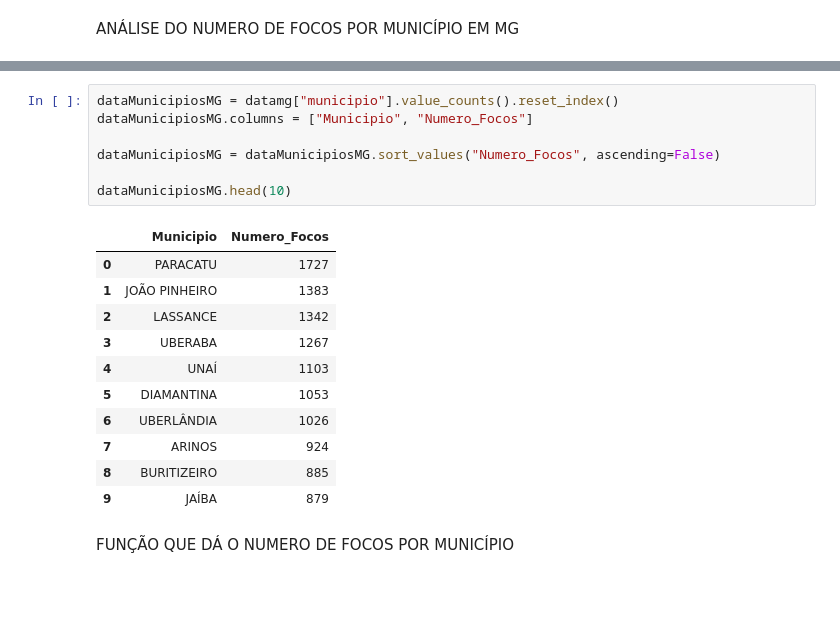
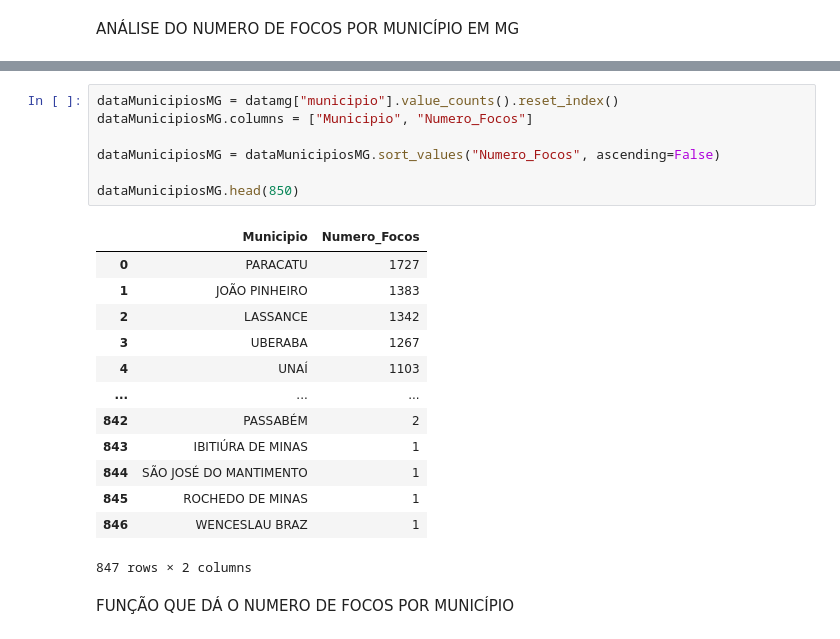
Before and after one commit to jvrezendem/analiseIncendioBR, a Jupyter notebook: notebooks/serieHistorica.ipynb, the cells around one changed output, grey strips where cells are left out. Saved outputs shown, nothing was run; the diff lists cells and outputs as text; blank space fills up the shorter version.

```diff
--- a/notebooks/serieHistorica.ipynb
+++ b/notebooks/serieHistorica.ipynb
@@ -139,22 +137,24 @@ datamg.head()
 # %%
 dataMunicipiosMG = datamg["municipio"].value_counts().reset_index()
 dataMunicipiosMG.columns = ["Municipio", "Numero_Focos"]
 
 dataMunicipiosMG = dataMunicipiosMG.sort_values("Numero_Focos", ascending=False)
 
-dataMunicipiosMG.head(10)
+dataMunicipiosMG.head(850)
 # %% [output]
 |  | Municipio | Numero_Focos |
 | 0 | PARACATU | 1727 |
 | 1 | JOÃO PINHEIRO | 1383 |
 | 2 | LASSANCE | 1342 |
 | 3 | UBERABA | 1267 |
 | 4 | UNAÍ | 1103 |
-| 5 | DIAMANTINA | 1053 |
-| 6 | UBERLÂNDIA | 1026 |
-| 7 | ARINOS | 924 |
-| 8 | BURITIZEIRO | 885 |
-| 9 | JAÍBA | 879 |
+| ... | ... | ... |
+| 842 | PASSABÉM | 2 |
+| 843 | IBITIÚRA DE MINAS | 1 |
+| 844 | SÃO JOSÉ DO MANTIMENTO | 1 |
+| 845 | ROCHEDO DE MINAS | 1 |
+| 846 | WENCESLAU BRAZ | 1 |
+847 rows × 2 columns
 # %% [markdown]
 FUNÇÃO QUE DÁ O NUMERO DE FOCOS POR MUNICÍPIO
 # %%
```
Also changed, not shown: parts of 4 cells of this notebook, 2 other files.
